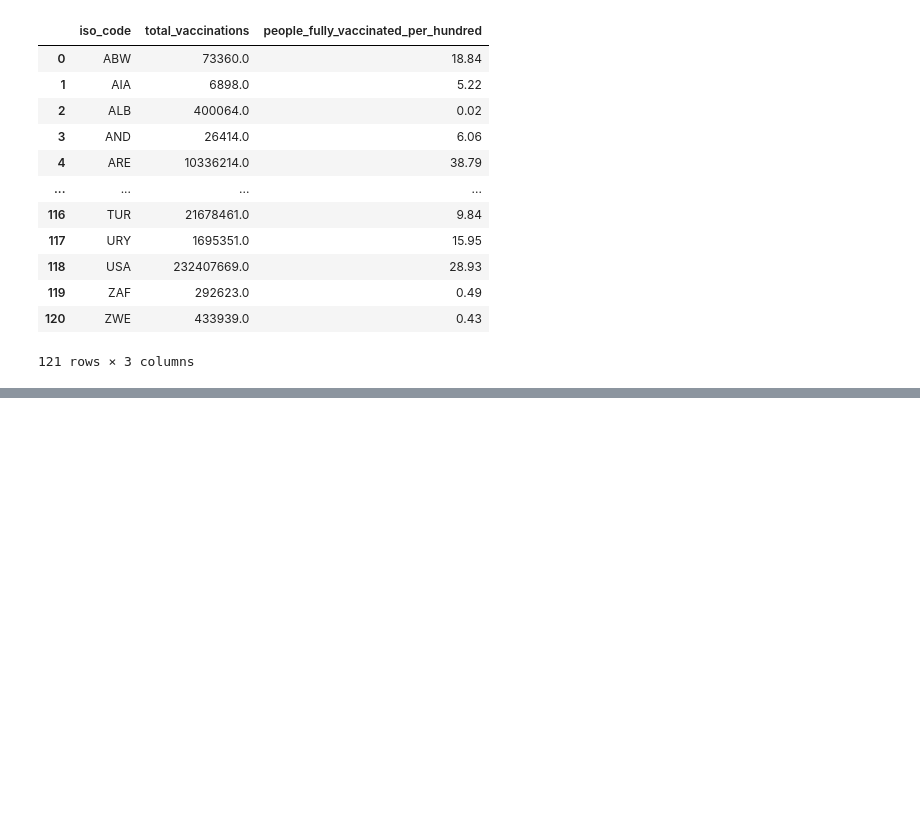
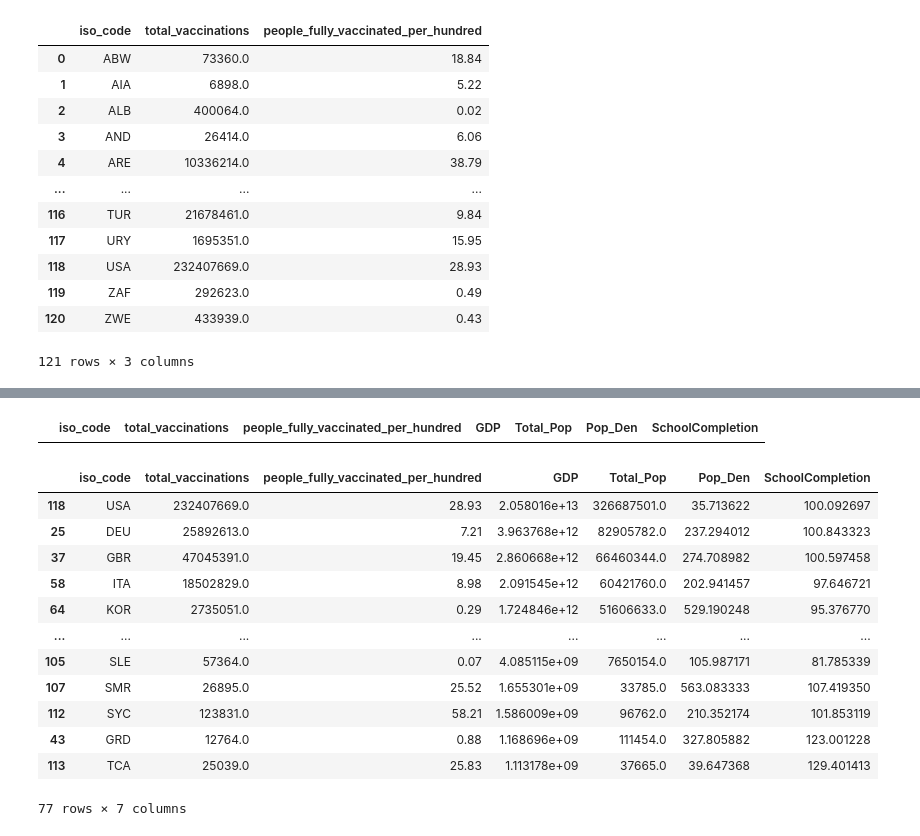
Before and after one commit to AJB-hub/Covid19_Vaccination_Progress, a Jupyter notebook: iso_call.ipynb, the cells around one changed output, grey strips where cells are left out. Drawn from its saved outputs; the diff is of its cells as text; code cells hidden in the pictures; blank space fills up the shorter version.

```diff
--- a/iso_call.ipynb
+++ b/iso_call.ipynb
@@ -150,0 +117,20 @@ http://api.worldbank.org/v2/country/BGD/indicator/NY.GDP.MKTP.CD?date=2019&forma
+# %%
+iso_cleaned_df[iso_cleaned_df['iso_code'] == 'GIB']
+# %% [output]
+|  | iso_code | total_vaccinations | people_fully_vaccinated_per_hundred | GDP | Total_Pop | Pop_Den | SchoolCompletion |
+# %%
+iso_cleaned_df.sort_values('GDP',ascending=False)
+# %% [output]
+|  | iso_code | total_vaccinations | people_fully_vaccinated_per_hundred | GDP | Total_Pop | Pop_Den | SchoolCompletion |
+| 118 | USA | 232407669.0 | 28.93 | 2.058016e+13 | 326687501.0 | 35.713622 | 100.092697 |
+| 25 | DEU | 25892613.0 | 7.21 | 3.963768e+12 | 82905782.0 | 237.294012 | 100.843323 |
+| 37 | GBR | 47045391.0 | 19.45 | 2.860668e+12 | 66460344.0 | 274.708982 | 100.597458 |
+| 58 | ITA | 18502829.0 | 8.98 | 2.091545e+12 | 60421760.0 | 202.941457 | 97.646721 |
+| 64 | KOR | 2735051.0 | 0.29 | 1.724846e+12 | 51606633.0 | 529.190248 | 95.376770 |
+| ... | ... | ... | ... | ... | ... | ... | ... |
+| 105 | SLE | 57364.0 | 0.07 | 4.085115e+09 | 7650154.0 | 105.987171 | 81.785339 |
+| 107 | SMR | 26895.0 | 25.52 | 1.655301e+09 | 33785.0 | 563.083333 | 107.419350 |
+| 112 | SYC | 123831.0 | 58.21 | 1.586009e+09 | 96762.0 | 210.352174 | 101.853119 |
+| 43 | GRD | 12764.0 | 0.88 | 1.168696e+09 | 111454.0 | 327.805882 | 123.001228 |
+| 113 | TCA | 25039.0 | 25.83 | 1.113178e+09 | 37665.0 | 39.647368 | 129.401413 |
+77 rows × 7 columns
```
Also changed, not shown: parts of 9 cells of this notebook, 1 other file.
